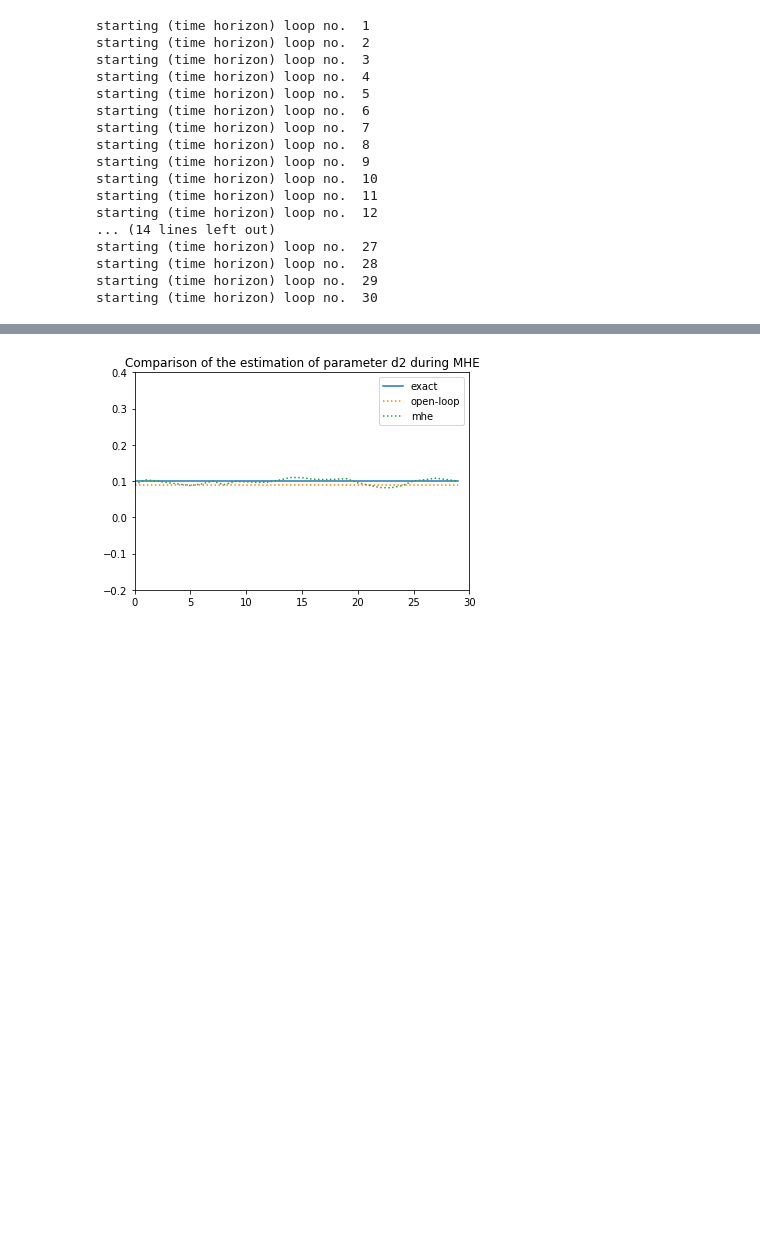
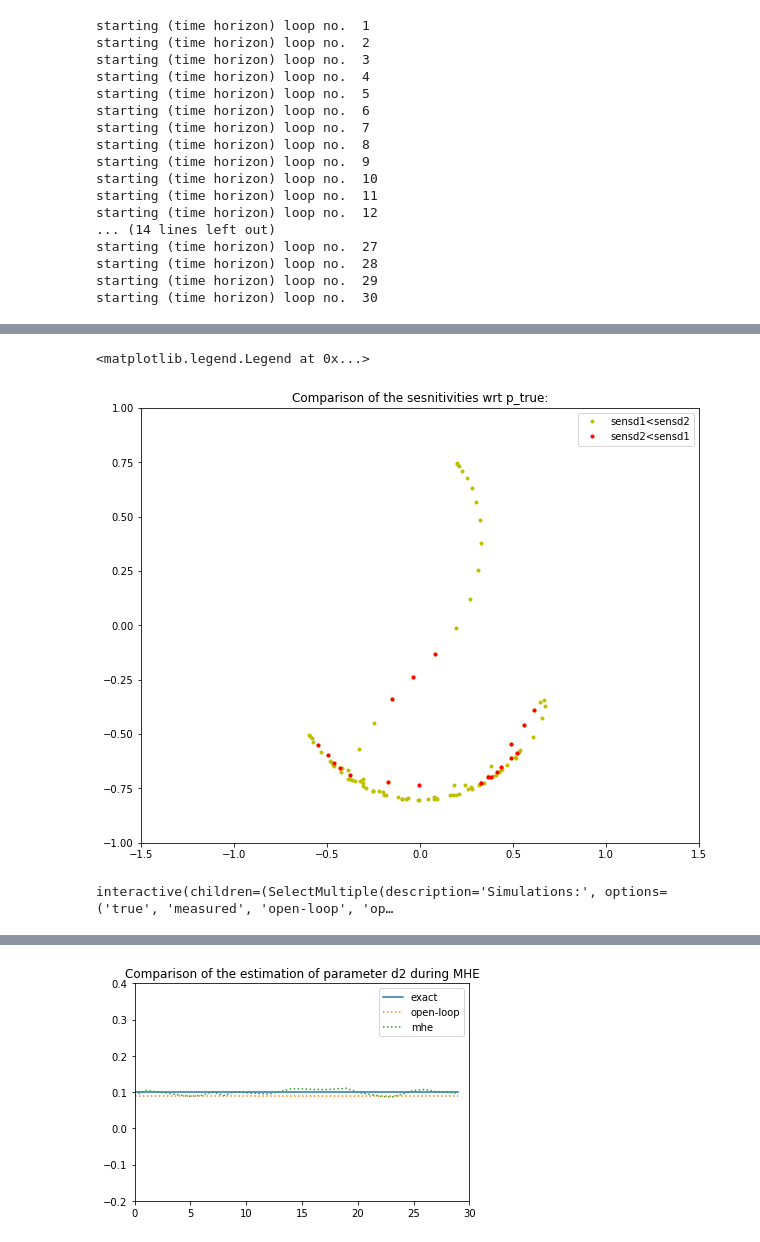
Before and after one commit to LeonieKreis/MovingHorizonEstimation, a Jupyter notebook: code/Double_Pendulum_MHE_v1.ipynb, the cells around one changed output, grey strips where cells are left out. Drawn from its saved outputs; the diff is of its cells as text; code cells hidden in the pictures; blank space fills up the shorter version.

```diff
--- a/code/Double_Pendulum_MHE_v1.ipynb
+++ b/code/Double_Pendulum_MHE_v1.ipynb
@@ -333,3 +333,21 @@ plt.savefig('../plots/Comparison_trajectories.png',bbox='tight')
+# %%
+plt.figure(figsize=(10,8))
+plt.title("Comparison of the sesnitivities wrt p_true:")
+plt.xlim(-1.5,1.5)
+plt.ylim(-1.,1.)
+
+ss = s_opt # open-loop
+s = np.array(ss).flatten()
+ll = int(s.shape[0]/6)
+x3 = np.array([get_ball2_x(s[6*i:6*(i+1)]) for i in range(ll)])
+y3 = np.array([get_ball2_y(s[6*i:6*(i+1)]) for i in range(ll)])
+plt.plot(x3,y3, 'yo',label = "sensd1<sensd2", ms = 3)
+ind = [12,13,14,20,21,30,31,32,45,46,59,60,61,62,74,75,76,89,90,91,91]
+plt.plot(x3[ind],y3[ind],'ro',label = "sensd2<sensd1", ms = 3)
+plt.legend()
+# %% [output]
+<matplotlib.legend.Legend at 0x...>
+[figure, added]
 # %%
 def plot_widget(simulations): #, n):
     plt.figure(figsize=(10,8))
@@ -393,6 +411,8 @@ interactive(plot_widget, simulations = widgets.SelectMultiple(
     description='Simulations:',
     disabled=False
 ))
+# %% [output]
+interactive(children=(SelectMultiple(description='Simulations:', options=('true', 'measured', 'open-loop', 'op…
 # %%
 print(pp[pp.shape[0]-2:])
 print(pp)
```
Also changed, not shown: parts of 14 cells of this notebook, 8 other files.
